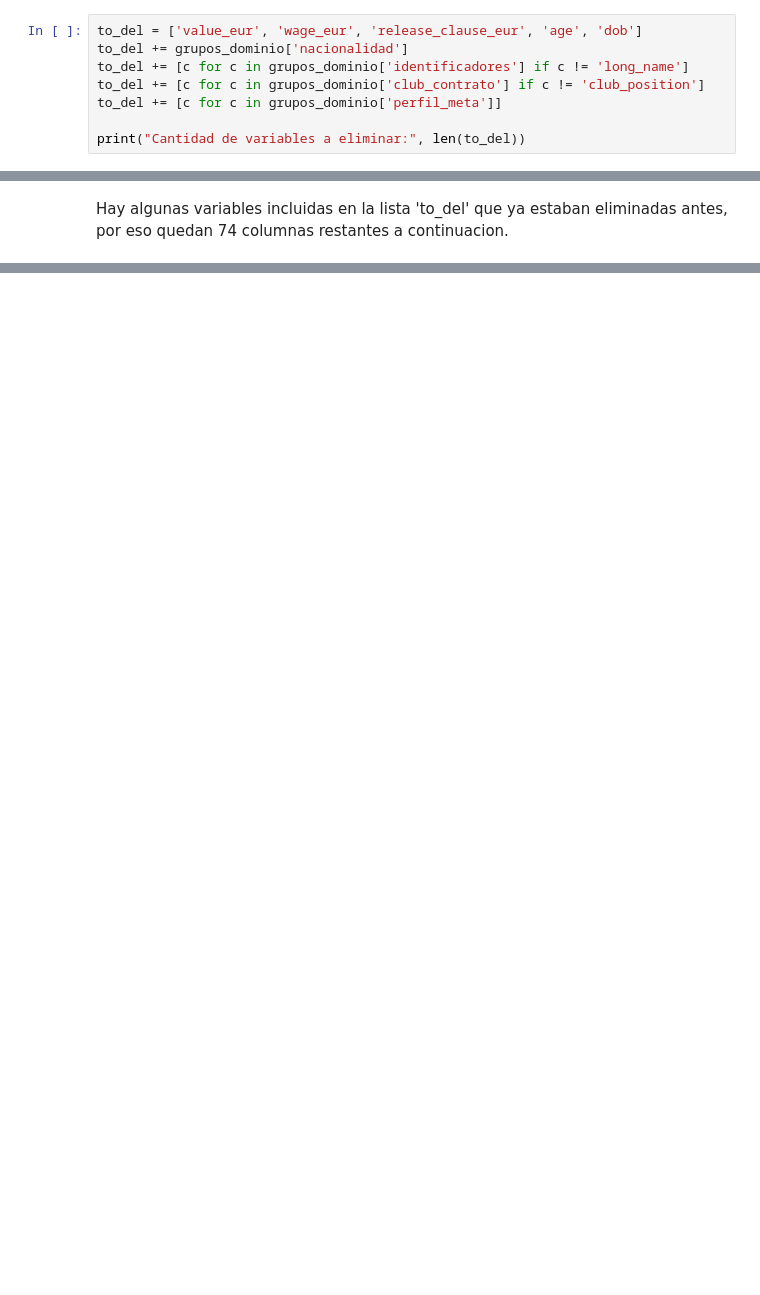
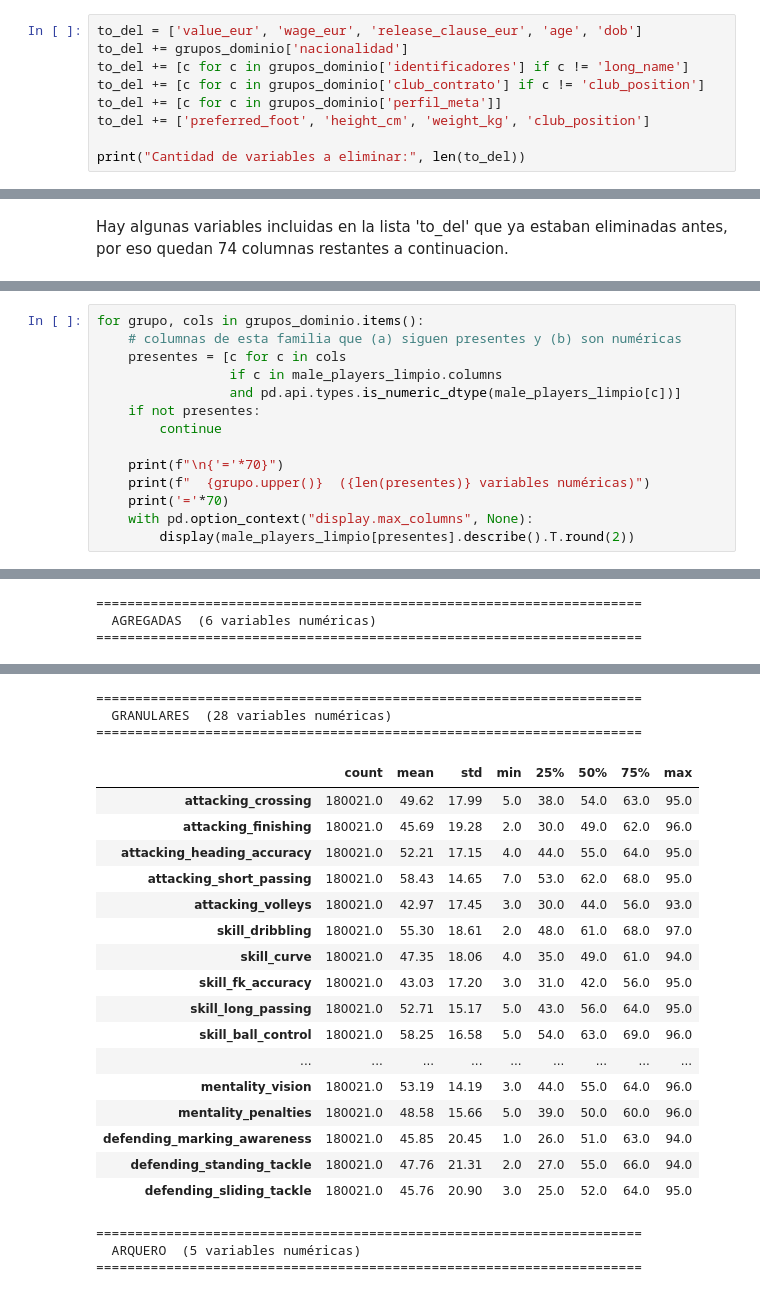
Before and after one commit to gonzanmarengo-ship-it/DiploDatos_grupo_21, a Jupyter notebook: Notebook/Practico_ANS.ipynb, the cells around one changed output, grey strips where cells are left out. Cells and saved outputs as stored; diff of their text form; blank space fills up the shorter version.

```diff
--- a/Notebook/Practico_ANS.ipynb
+++ b/Notebook/Practico_ANS.ipynb
@@ -469,6 +469,7 @@ to_del += grupos_dominio['nacionalidad']
 to_del += [c for c in grupos_dominio['identificadores'] if c != 'long_name']
 to_del += [c for c in grupos_dominio['club_contrato'] if c != 'club_position']
 to_del += [c for c in grupos_dominio['perfil_meta']]
+to_del += ['preferred_foot', 'height_cm', 'weight_kg', 'club_position']
 
 print("Cantidad de variables a eliminar:", len(to_del))
 # %% [output]
@@ -482,0 +535,15 @@ male_players_limpio.shape
+# %%
+for grupo, cols in grupos_dominio.items():
+    # columnas de esta familia que (a) siguen presentes y (b) son numéricas
+    presentes = [c for c in cols
+                 if c in male_players_limpio.columns
+                 and pd.api.types.is_numeric_dtype(male_players_limpio[c])]
+    if not presentes:
+        continue
+
+    print(f"\n{'='*70}")
+    print(f"  {grupo.upper()}  ({len(presentes)} variables numéricas)")
+    print('='*70)
+    with pd.option_context("display.max_columns", None):
+        display(male_players_limpio[presentes].describe().T.round(2))
+# %% [output]
@@ -482,0 +556,3 @@ male_players_limpio.shape
+======================================================================
+  AGREGADAS  (6 variables numéricas)
+======================================================================
@@ -482,0 +566,23 @@ male_players_limpio.shape
+======================================================================
+  GRANULARES  (28 variables numéricas)
+======================================================================
+|  | count | mean | std | min | 25% | 50% | 75% | max |
+| attacking_crossing | 180021.0 | 49.62 | 17.99 | 5.0 | 38.0 | 54.0 | 63.0 | 95.0 |
+| attacking_finishing | 180021.0 | 45.69 | 19.28 | 2.0 | 30.0 | 49.0 | 62.0 | 96.0 |
+| attacking_heading_accuracy | 180021.0 | 52.21 | 17.15 | 4.0 | 44.0 | 55.0 | 64.0 | 95.0 |
+| attacking_short_passing | 180021.0 | 58.43 | 14.65 | 7.0 | 53.0 | 62.0 | 68.0 | 95.0 |
+| attacking_volleys | 180021.0 | 42.97 | 17.45 | 3.0 | 30.0 | 44.0 | 56.0 | 93.0 |
+| skill_dribbling | 180021.0 | 55.30 | 18.61 | 2.0 | 48.0 | 61.0 | 68.0 | 97.0 |
+| skill_curve | 180021.0 | 47.35 | 18.06 | 4.0 | 35.0 | 49.0 | 61.0 | 94.0 |
+| skill_fk_accuracy | 180021.0 | 43.03 | 17.20 | 3.0 | 31.0 | 42.0 | 56.0 | 95.0 |
+| skill_long_passing | 180021.0 | 52.71 | 15.17 | 5.0 | 43.0 | 56.0 | 64.0 | 95.0 |
+| skill_ball_control | 180021.0 | 58.25 | 16.58 | 5.0 | 54.0 | 63.0 | 69.0 | 96.0 |
+| ... | ... | ... | ... | ... | ... | ... | ... | ... |
+| mentality_vision | 180021.0 | 53.19 | 14.19 | 3.0 | 44.0 | 55.0 | 64.0 | 96.0 |
+| mentality_penalties | 180021.0 | 48.58 | 15.66 | 5.0 | 39.0 | 50.0 | 60.0 | 96.0 |
+| defending_marking_awareness | 180021.0 | 45.85 | 20.45 | 1.0 | 26.0 | 51.0 | 63.0 | 94.0 |
+| defending_standing_tackle | 180021.0 | 47.76 | 21.31 | 2.0 | 27.0 | 55.0 | 66.0 | 94.0 |
+| defending_sliding_tackle | 180021.0 | 45.76 | 20.90 | 3.0 | 25.0 | 52.0 | 64.0 | 95.0 |
+======================================================================
+  ARQUERO  (5 variables numéricas)
+======================================================================
```
Also changed, not shown: parts of 23 cells of this notebook.
